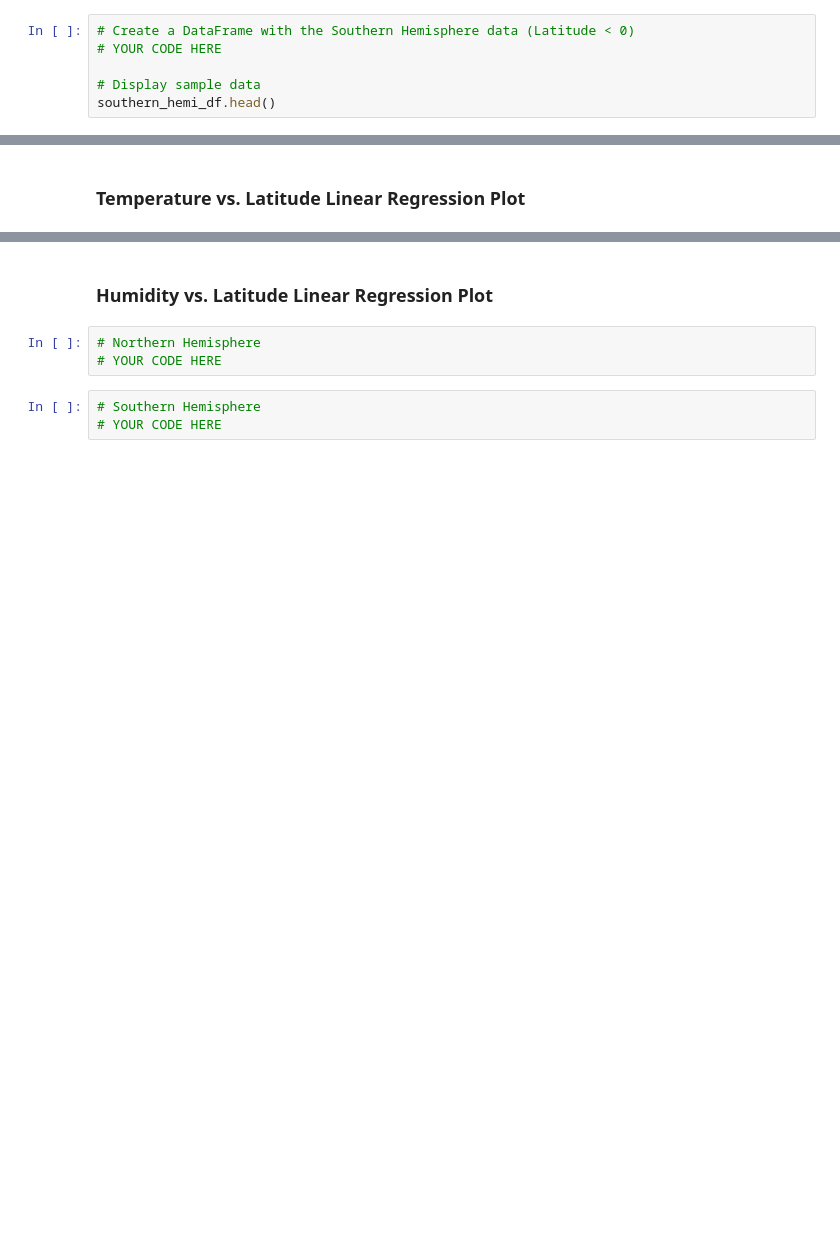
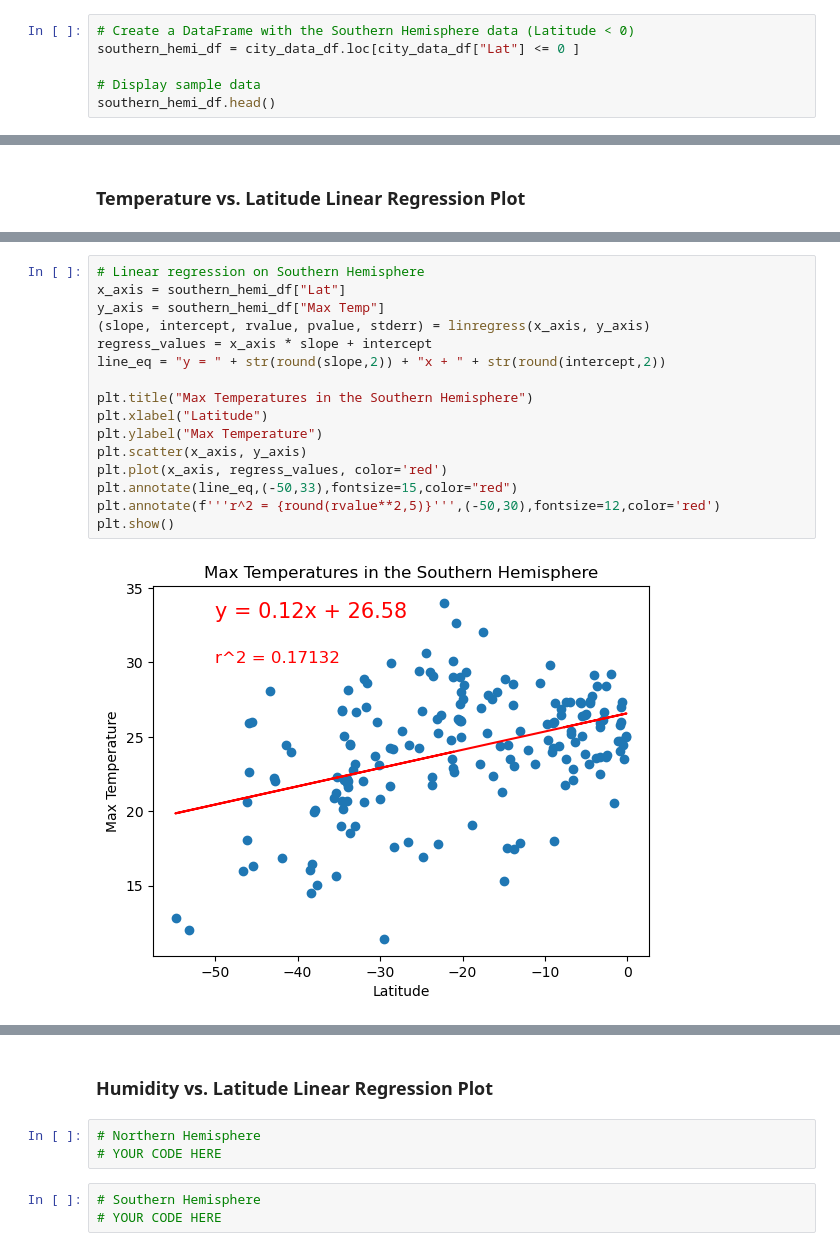
Before and after one commit to ShoaibFarooqui/python-api-challenge, a Jupyter notebook: Weather-API-Demo/starter_code/WeatherPy.ipynb, the cells around one changed output, grey strips where cells are left out. Drawn from its saved outputs; the diff is of its cells as text; blank space fills up the shorter version.

```diff
--- a/Weather-API-Demo/starter_code/WeatherPy.ipynb
+++ b/Weather-API-Demo/starter_code/WeatherPy.ipynb
@@ -294,6 +288,6 @@ northern_hemi_df.head()
 # %%
 # Create a DataFrame with the Southern Hemisphere data (Latitude < 0)
-# YOUR CODE HERE
+southern_hemi_df = city_data_df.loc[city_data_df["Lat"] <= 0 ]
 
 # Display sample data
 southern_hemi_df.head()
@@ -309,0 +322,18 @@ southern_hemi_df.head()
+# %%
+# Linear regression on Southern Hemisphere
+x_axis = southern_hemi_df["Lat"]
+y_axis = southern_hemi_df["Max Temp"]
+(slope, intercept, rvalue, pvalue, stderr) = linregress(x_axis, y_axis)
+regress_values = x_axis * slope + intercept
+line_eq = "y = " + str(round(slope,2)) + "x + " + str(round(intercept,2))
+
+plt.title("Max Temperatures in the Southern Hemisphere")
+plt.xlabel("Latitude")
+plt.ylabel("Max Temperature")
+plt.scatter(x_axis, y_axis)
+plt.plot(x_axis, regress_values, color='red')
+plt.annotate(line_eq,(-50,33),fontsize=15,color="red")
+plt.annotate(f'''r^2 = {round(rvalue**2,5)}''',(-50,30),fontsize=12,color='red')
+plt.show()
+# %% [output]
+[figure, added]
```
Also changed, not shown: parts of 18 cells of this notebook, 5 other files.
